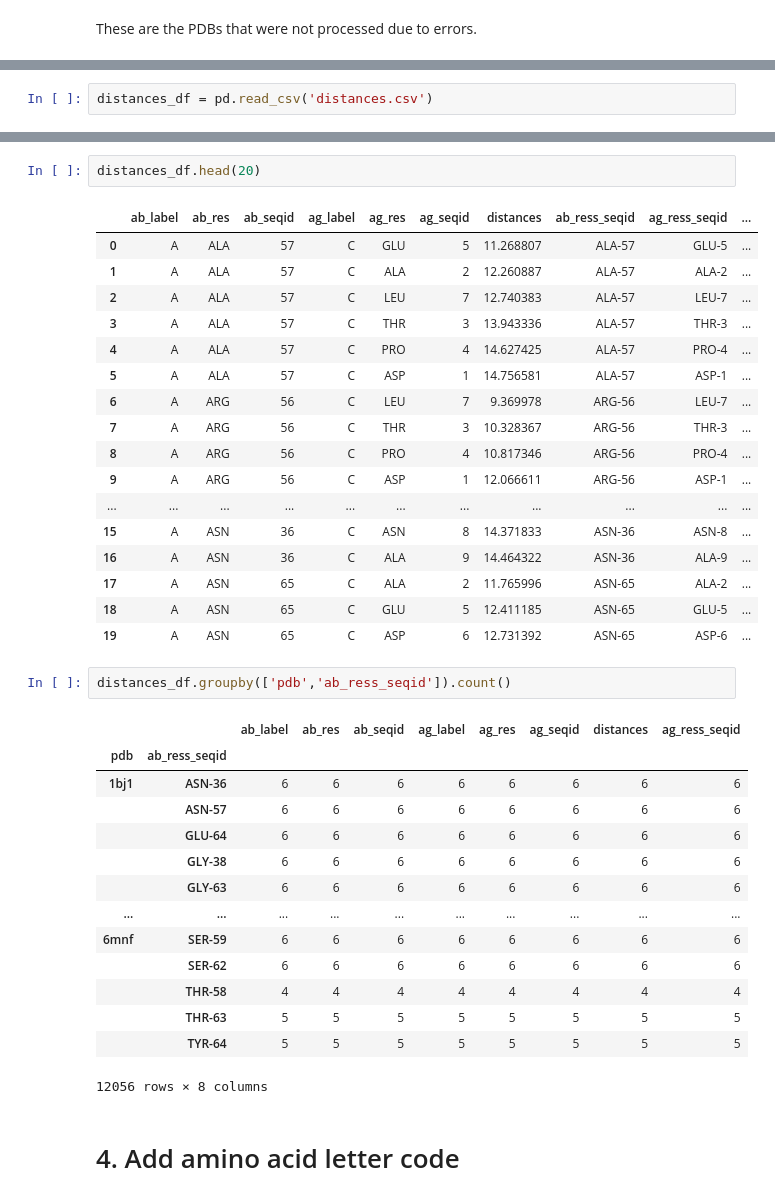
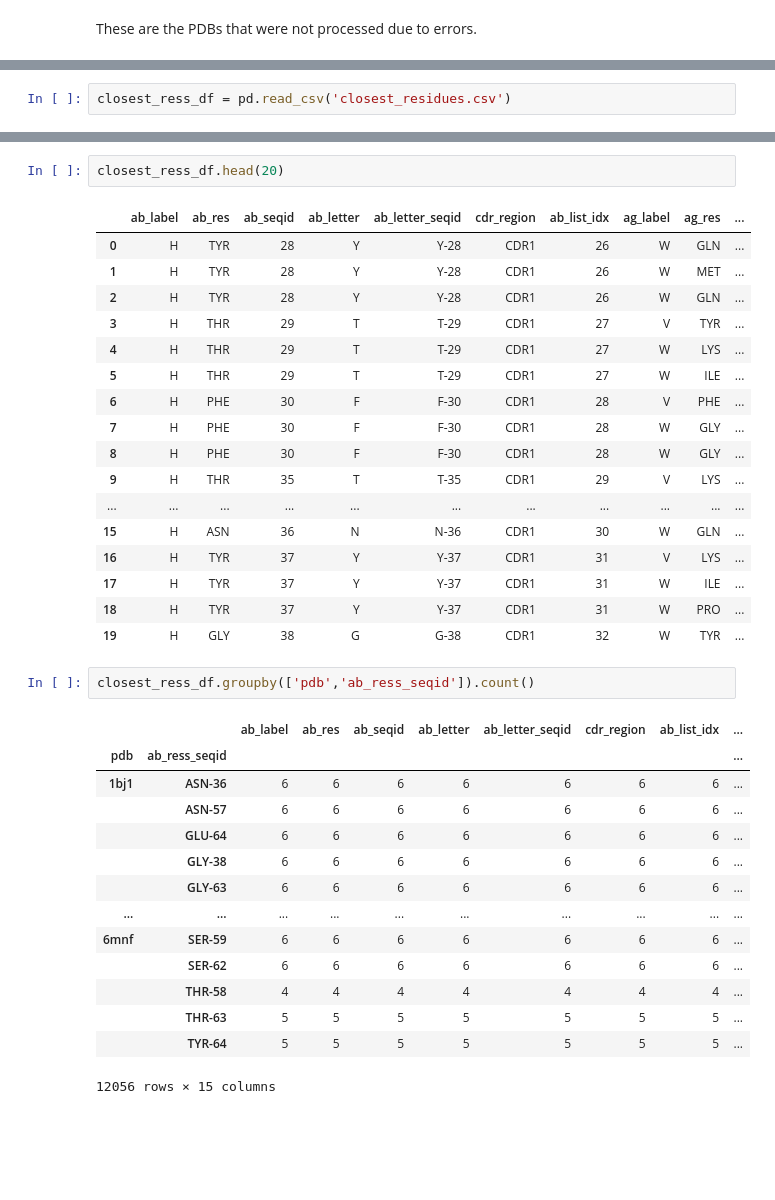
Before and after one commit to Monida/paratope_sequence_prediction, a Jupyter notebook: 1. Find Ab-Ag interactions.ipynb, the cells around one changed output, grey strips where cells are left out. Cells and saved outputs as stored; diff of their text form; blank space fills up the shorter version.

```diff
--- a/1. Get distances.ipynb
+++ b/1. Find Ab-Ag interactions.ipynb
@@ -173,3 +204,3 @@ array([KeyError('CA'), KeyError('CA'), KeyError('CA'), KeyError('CA'),
 # %%
-distances_df = pd.read_csv('distances.csv')
+closest_ress_df = pd.read_csv('closest_residues.csv')
 # %%
@@ -177,41 +208,39 @@ len(distances_df)
 # %% [output]
 65402
 # %%
-distances_df.head(20)
+closest_ress_df.head(20)
 # %% [output]
-|  | ab_label | ab_res | ab_seqid | ag_label | ag_res | ag_seqid | distances | ab_ress_seqid | ag_ress_seqid | ... |
-| 0 | A | ALA | 57 | C | GLU | 5 | 11.268807 | ALA-57 | GLU-5 | ... |
-| 1 | A | ALA | 57 | C | ALA | 2 | 12.260887 | ALA-57 | ALA-2 | ... |
-| 2 | A | ALA | 57 | C | LEU | 7 | 12.740383 | ALA-57 | LEU-7 | ... |
-| 3 | A | ALA | 57 | C | THR | 3 | 13.943336 | ALA-57 | THR-3 | ... |
-| 4 | A | ALA | 57 | C | PRO | 4 | 14.627425 | ALA-57 | PRO-4 | ... |
-| 5 | A | ALA | 57 | C | ASP | 1 | 14.756581 | ALA-57 | ASP-1 | ... |
-| 6 | A | ARG | 56 | C | LEU | 7 | 9.369978 | ARG-56 | LEU-7 | ... |
-| 7 | A | ARG | 56 | C | THR | 3 | 10.328367 | ARG-56 | THR-3 | ... |
-| 8 | A | ARG | 56 | C | PRO | 4 | 10.817346 | ARG-56 | PRO-4 | ... |
-| 9 | A | ARG | 56 | C | ASP | 1 | 12.066611 | ARG-56 | ASP-1 | ... |
+|  | ab_label | ab_res | ab_seqid | ab_letter | ab_letter_seqid | cdr_region | ab_list_idx | ag_label | ag_res | ... |
+| 0 | H | TYR | 28 | Y | Y-28 | CDR1 | 26 | W | GLN | ... |
+| 1 | H | TYR | 28 | Y | Y-28 | CDR1 | 26 | W | MET | ... |
+| 2 | H | TYR | 28 | Y | Y-28 | CDR1 | 26 | W | GLN | ... |
+| 3 | H | THR | 29 | T | T-29 | CDR1 | 27 | V | TYR | ... |
+| 4 | H | THR | 29 | T | T-29 | CDR1 | 27 | W | LYS | ... |
+| 5 | H | THR | 29 | T | T-29 | CDR1 | 27 | W | ILE | ... |
+| 6 | H | PHE | 30 | F | F-30 | CDR1 | 28 | V | PHE | ... |
+| 7 | H | PHE | 30 | F | F-30 | CDR1 | 28 | W | GLY | ... |
+| 8 | H | PHE | 30 | F | F-30 | CDR1 | 28 | W | GLY | ... |
+| 9 | H | THR | 35 | T | T-35 | CDR1 | 29 | V | LYS | ... |
 | ... | ... | ... | ... | ... | ... | ... | ... | ... | ... | ... |
-| 15 | A | ASN | 36 | C | ASN | 8 | 14.371833 | ASN-36 | ASN-8 | ... |
-| 16 | A | ASN | 36 | C | ALA | 9 | 14.464322 | ASN-36 | ALA-9 | ... |
-| 17 | A | ASN | 65 | C | ALA | 2 | 11.765996 | ASN-65 | ALA-2 | ... |
-| 18 | A | ASN | 65 | C | GLU | 5 | 12.411185 | ASN-65 | GLU-5 | ... |
-| 19 | A | ASN | 65 | C | ASP | 6 | 12.731392 | ASN-65 | ASP-6 | ... |
+| 15 | H | ASN | 36 | N | N-36 | CDR1 | 30 | W | GLN | ... |
+| 16 | H | TYR | 37 | Y | Y-37 | CDR1 | 31 | V | LYS | ... |
+| 17 | H | TYR | 37 | Y | Y-37 | CDR1 | 31 | W | ILE | ... |
+| 18 | H | TYR | 37 | Y | Y-37 | CDR1 | 31 | W | PRO | ... |
+| 19 | H | GLY | 38 | G | G-38 | CDR1 | 32 | W | TYR | ... |
 # %%
-distances_df.groupby(['pdb','ab_ress_seqid']).count()
+closest_ress_df.groupby(['pdb','ab_ress_seqid']).count()
 # %% [output]
-|  |  | ab_label | ab_res | ab_seqid | ag_label | ag_res | ag_seqid | distances | ag_ress_seqid |
-| pdb | ab_ress_seqid |  |  |  |  |  |  |  |  |
-| 1bj1 | ASN-36 | 6 | 6 | 6 | 6 | 6 | 6 | 6 | 6 |
-|  | ASN-57 | 6 | 6 | 6 | 6 | 6 | 6 | 6 | 6 |
-|  | GLU-64 | 6 | 6 | 6 | 6 | 6 | 6 | 6 | 6 |
-|  | GLY-38 | 6 | 6 | 6 | 6 | 6 | 6 | 6 | 6 |
-|  | GLY-63 | 6 | 6 | 6 | 6 | 6 | 6 | 6 | 6 |
+|  |  | ab_label | ab_res | ab_seqid | ab_letter | ab_letter_seqid | cdr_region | ab_list_idx | ... |
+| pdb | ab_ress_seqid |  |  |  |  |  |  |  | ... |
+| 1bj1 | ASN-36 | 6 | 6 | 6 | 6 | 6 | 6 | 6 | ... |
+|  | ASN-57 | 6 | 6 | 6 | 6 | 6 | 6 | 6 | ... |
+|  | GLU-64 | 6 | 6 | 6 | 6 | 6 | 6 | 6 | ... |
+|  | GLY-38 | 6 | 6 | 6 | 6 | 6 | 6 | 6 | ... |
+|  | GLY-63 | 6 | 6 | 6 | 6 | 6 | 6 | 6 | ... |
 | ... | ... | ... | ... | ... | ... | ... | ... | ... | ... |
-| 6mnf | SER-59 | 6 | 6 | 6 | 6 | 6 | 6 | 6 | 6 |
-|  | SER-62 | 6 | 6 | 6 | 6 | 6 | 6 | 6 | 6 |
-|  | THR-58 | 4 | 4 | 4 | 4 | 4 | 4 | 4 | 4 |
-|  | THR-63 | 5 | 5 | 5 | 5 | 5 | 5 | 5 | 5 |
-|  | TYR-64 | 5 | 5 | 5 | 5 | 5 | 5 | 5 | 5 |
+| 6mnf | SER-59 | 6 | 6 | 6 | 6 | 6 | 6 | 6 | ... |
+|  | SER-62 | 6 | 6 | 6 | 6 | 6 | 6 | 6 | ... |
+|  | THR-58 | 4 | 4 | 4 | 4 | 4 | 4 | 4 | ... |
+|  | THR-63 | 5 | 5 | 5 | 5 | 5 | 5 | 5 | ... |
+|  | TYR-64 | 5 | 5 | 5 | 5 | 5 | 5 | 5 | ... |
-12056 rows × 8 columns
+12056 rows × 15 columns
-# %% [markdown]
-# 4. Add amino acid letter code
```
Also changed, not shown: parts of 28 cells of this notebook, 2 other files.
